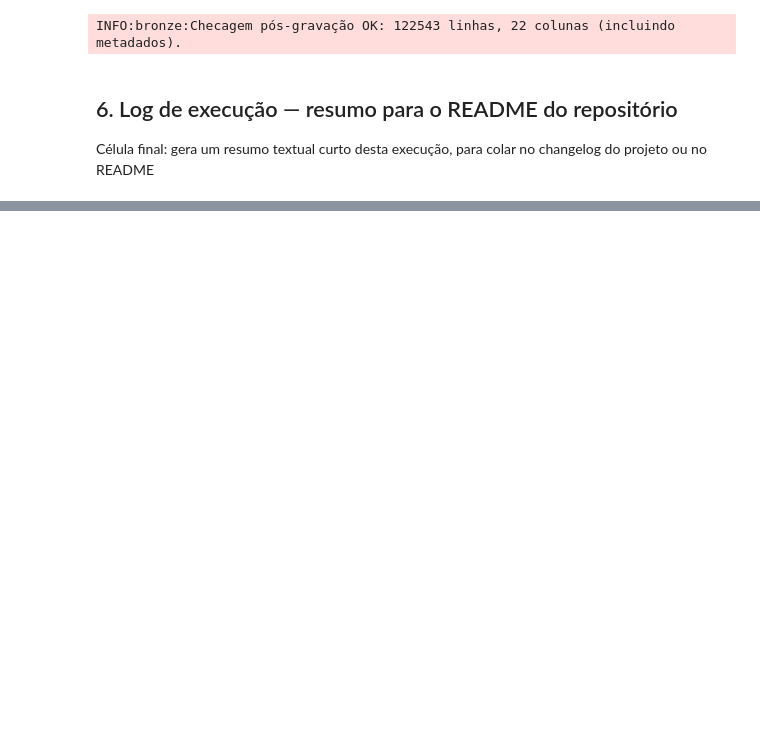
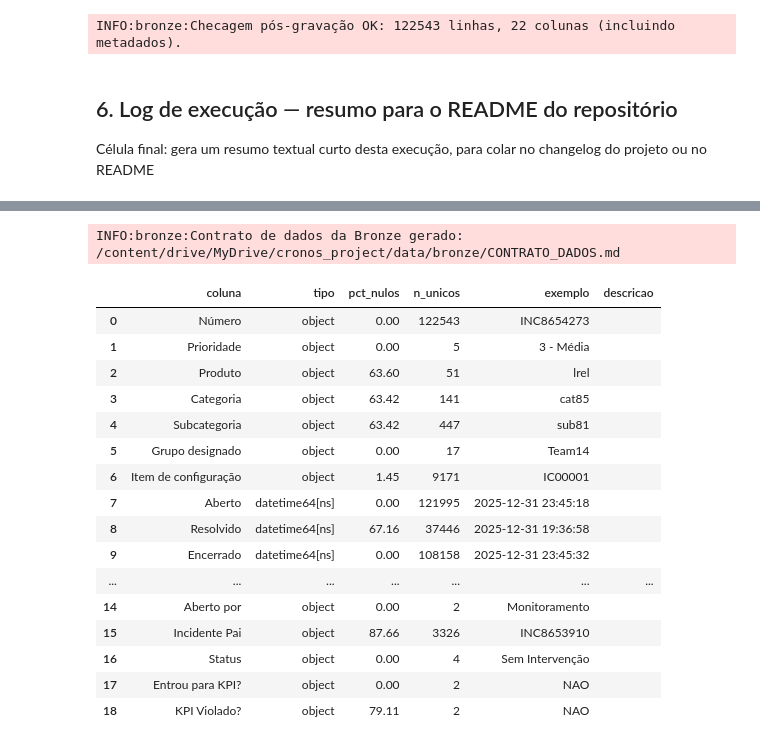
Before and after one commit to vsmacedo-datafinance/Challenge_Locaweb_FIAP_2026, a Jupyter notebook: notebooks/Projeto_Chronos_Locaweb_01_bronze_ingestao.ipynb, the cells around one changed output, grey strips where cells are left out. Saved outputs shown, nothing was run; the diff lists cells and outputs as text; code cells hidden in the pictures; blank space fills up the shorter version.

```diff
--- a/notebooks/Projeto_Cronos_Locaweb_01_bronze_ingestao.ipynb
+++ b/notebooks/Projeto_Chronos_Locaweb_01_bronze_ingestao.ipynb
@@ -201,3 +202,11 @@ Colunas: 19 (schema validado contra o dicionário de dados)
 Cobertura temporal: 2023-01-02 a 2025-12-31
 Transformação aplicada: tipagem datetime em ['Aberto', 'Resolvido', 'Encerrado']
 Saída: /content/drive/MyDrive/cronos_project/data/bronze/lw_incidentes_raw.parquet
+# %%
+contrato_bronze = gerar_contrato_dados(
+    df_bronze, nome_tabela='lw_incidentes_raw',
+    caminho_saida=PROJECT_PATHS.bronze / 'CONTRATO_DADOS.md',
+)
+logger.info('Contrato de dados da Bronze gerado: %s', PROJECT_PATHS.bronze / 'CONTRATO_DADOS.md')
+contrato_bronze
+# %% [output]
@@ -203,0 +214,18 @@ Saída: /content/drive/MyDrive/cronos_project/data/bronze/lw_incidentes_raw.parq
+INFO:bronze:Contrato de dados da Bronze gerado: /content/drive/MyDrive/cronos_project/data/bronze/CONTRATO_DADOS.md
+|  | coluna | tipo | pct_nulos | n_unicos | exemplo | descricao |
+| 0 | Número | object | 0.00 | 122543 | INC8654273 |  |
+| 1 | Prioridade | object | 0.00 | 5 | 3 - Média |  |
+| 2 | Produto | object | 63.60 | 51 | lrel |  |
+| 3 | Categoria | object | 63.42 | 141 | cat85 |  |
+| 4 | Subcategoria | object | 63.42 | 447 | sub81 |  |
+| 5 | Grupo designado | object | 0.00 | 17 | Team14 |  |
+| 6 | Item de configuração | object | 1.45 | 9171 | IC00001 |  |
+| 7 | Aberto | datetime64[ns] | 0.00 | 121995 | 2025-12-31 23:45:18 |  |
+| 8 | Resolvido | datetime64[ns] | 67.16 | 37446 | 2025-12-31 19:36:58 |  |
+| 9 | Encerrado | datetime64[ns] | 0.00 | 108158 | 2025-12-31 23:45:32 |  |
+| ... | ... | ... | ... | ... | ... | ... |
+| 14 | Aberto por | object | 0.00 | 2 | Monitoramento |  |
+| 15 | Incidente Pai | object | 87.66 | 3326 | INC8653910 |  |
+| 16 | Status | object | 0.00 | 4 | Sem Intervenção |  |
+| 17 | Entrou para KPI? | object | 0.00 | 2 | NAO |  |
+| 18 | KPI Violado? | object | 79.11 | 2 | NAO |  |
```
Also changed, not shown: parts of 12 cells of this notebook, 14 other files.
